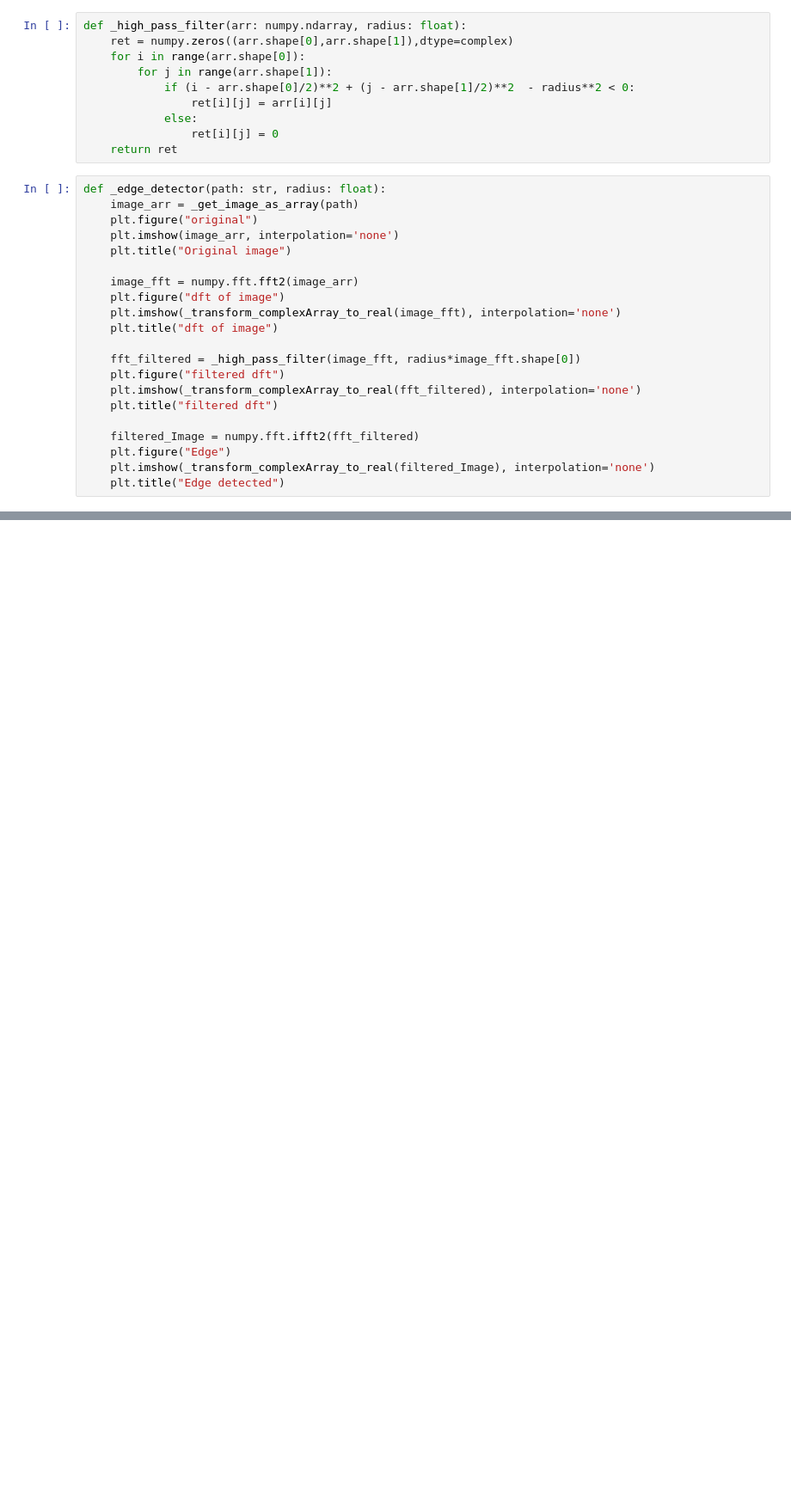
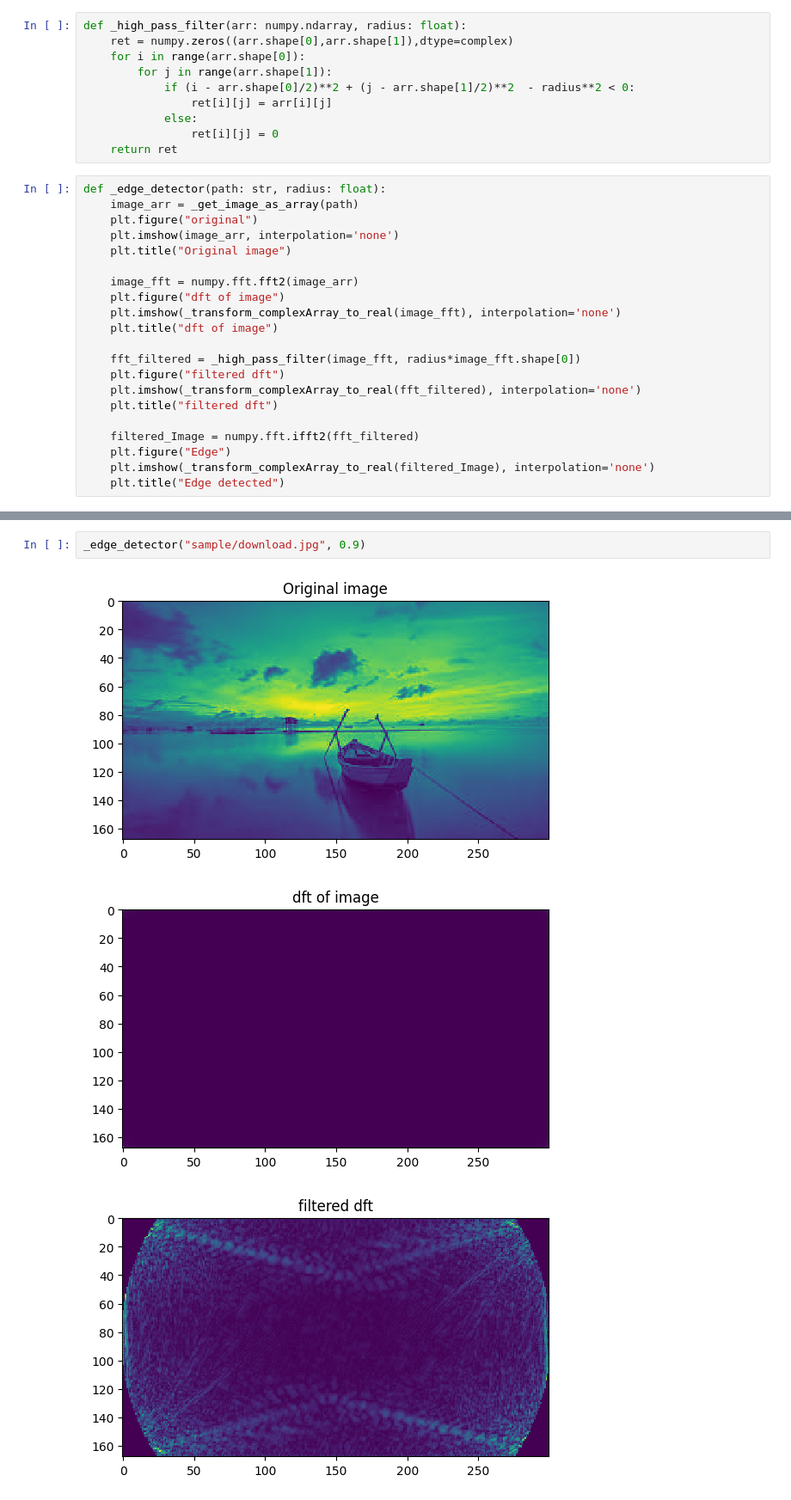
Before and after one commit to DefenseIsAlie/EE-401-Expression_Recognition, a Jupyter notebook: ImageFormat.ipynb, the cells around one changed output, grey strips where cells are left out. Shown at 86% size. Saved outputs shown, nothing was run; the diff lists cells and outputs as text; blank space fills up the shorter version.

```diff
--- a/ImageFormat.ipynb
+++ b/ImageFormat.ipynb
@@ -55,0 +49,6 @@ _edge_detector("data/train/angry/120.jpg", 0.68)
+# %%
+_edge_detector("sample/download.jpg", 0.9)
+# %% [output]
+[figure, added]
+[figure, added]
+[figure, added]
```
Also changed, not shown: parts of 2 cells of this notebook.
